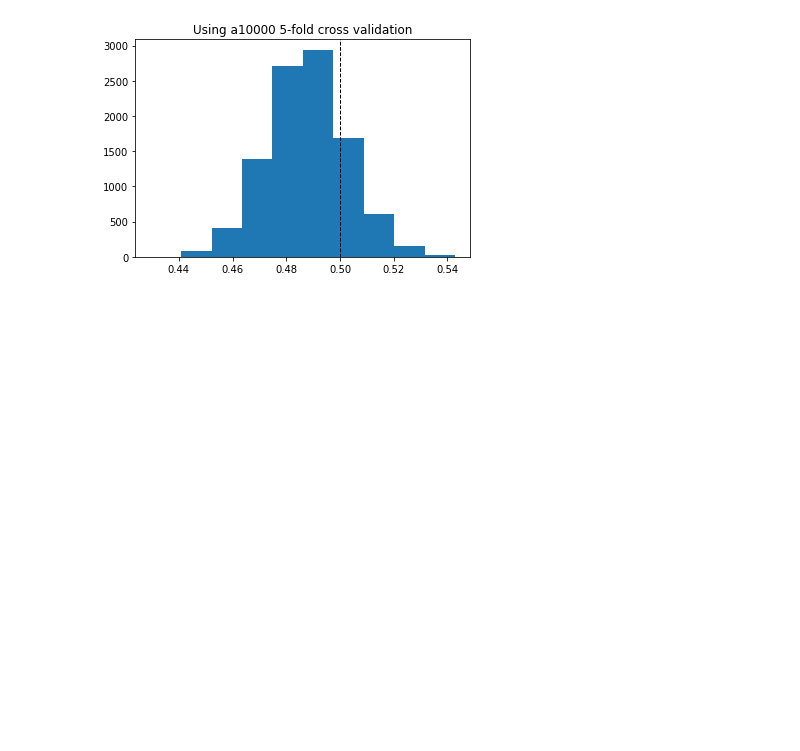
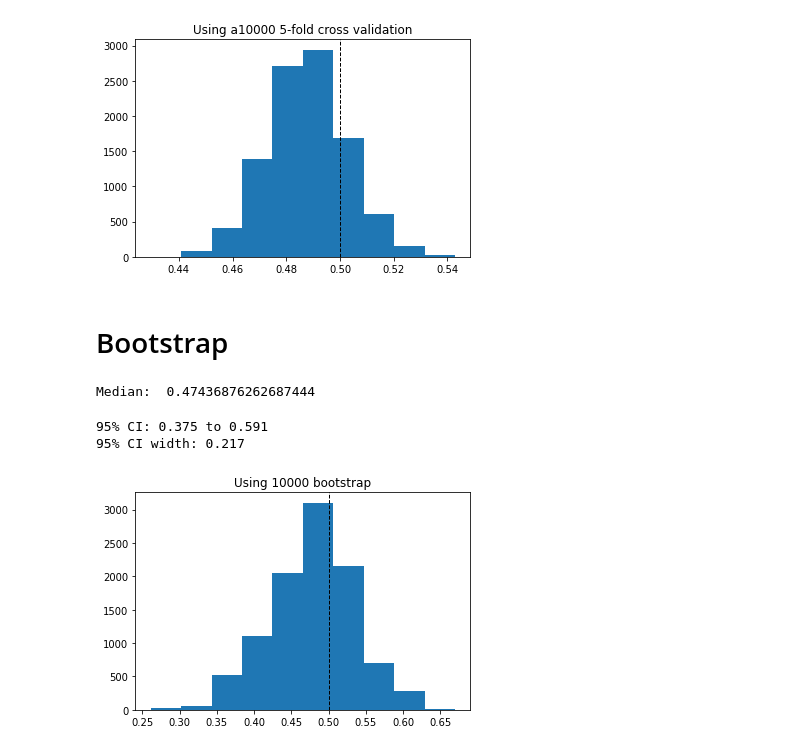
Before and after one commit to mcnica89/DATA6100, a Jupyter notebook: Medians.ipynb, the cells around one changed output. Cells and saved outputs as stored; diff of their text form; code cells hidden in the pictures; blank space fills up the shorter version.

```diff
--- a/Medians.ipynb
+++ b/Medians.ipynb
@@ -132,3 +132,23 @@ plot_and_CI(medians,my_title=f'Using a{N_samples} 5-fold cross validation')
 95% CI: 0.459 to 0.518
 95% CI width: 0.059
 [figure]
+# %% [markdown]
+# Bootstrap
+# %%
+N = 101
+X = np.random.rand(N)
+print("Median: ",np.median(X))
+# %% [output]
+Median:  0.47436876262687444
+# %%
+def test_median_bootstrap():
+  ix = np.random.randint(0,N,size=N)
+  return np.median(X[ix])
+
+N_samples = 10000
+medians = np.array( [test_median_bootstrap() for i in range(N_samples)] )
+plot_and_CI(medians,my_title=f'Using {N_samples} bootstrap')
+# %% [output]
+95% CI: 0.375 to 0.591
+95% CI width: 0.217
+[figure, added]
```
